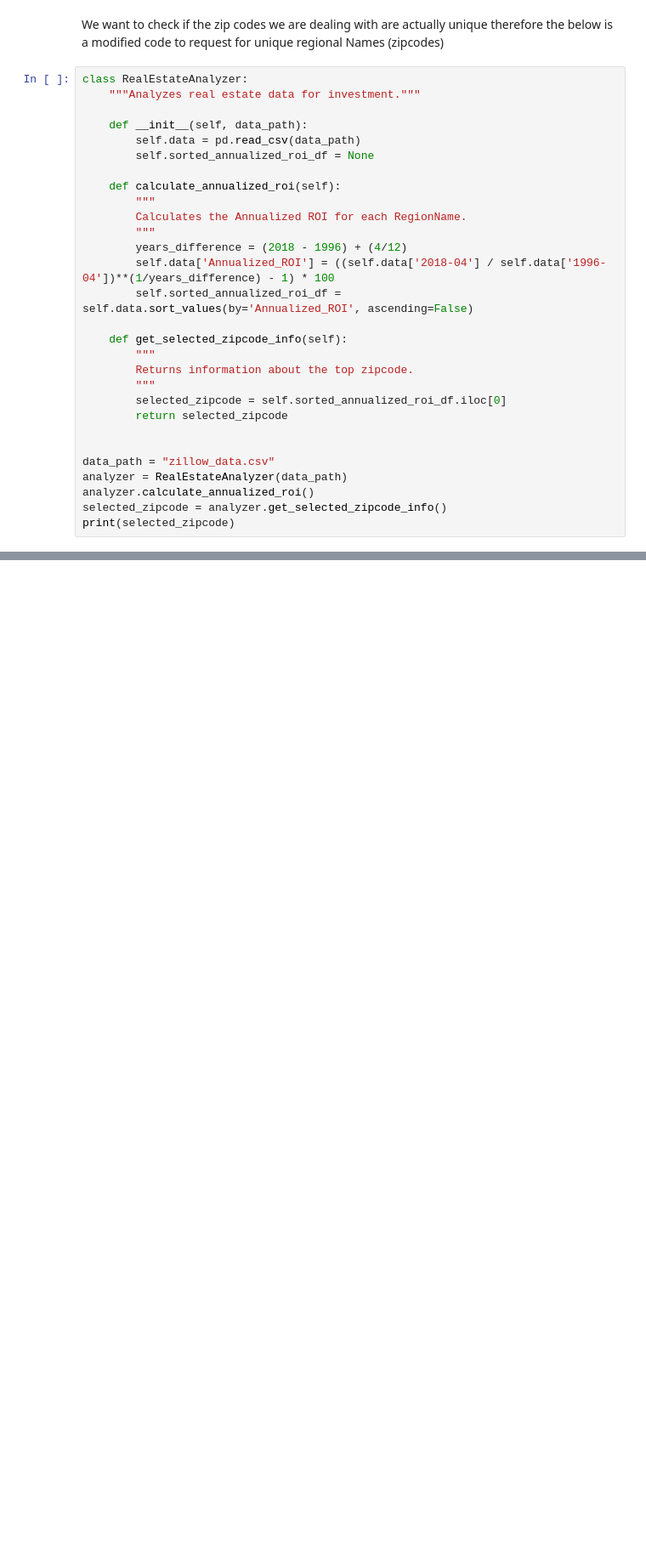
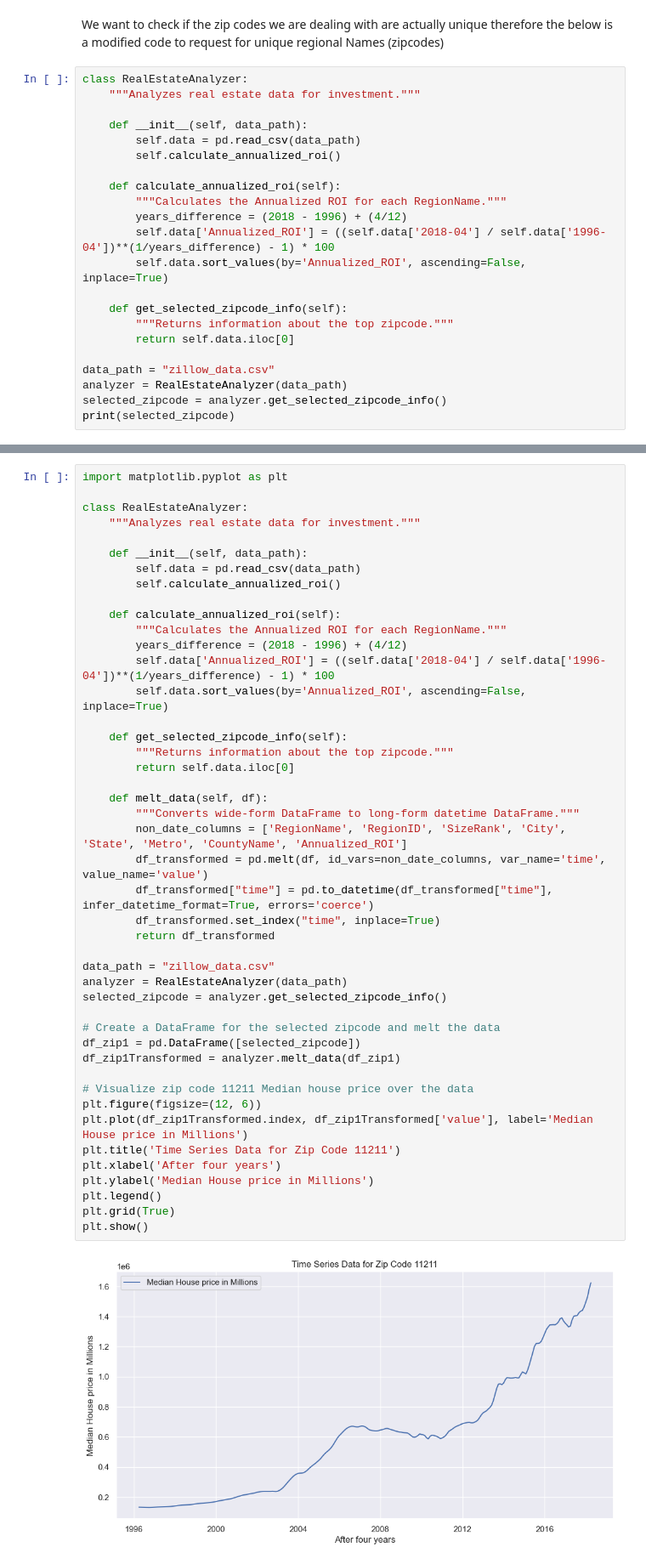
Before and after one commit to Sandrakiptumm/phase-4-group-3-project, a Jupyter notebook: index.ipynb, the cells around one changed output, grey strips where cells are left out. Shown at 85% size. Drawn from its saved outputs; the diff is of its cells as text; blank space fills up the shorter version.

Commit message:
Update four

```diff
--- a/index.ipynb
+++ b/index.ipynb
@@ -646,27 +609,20 @@ class RealEstateAnalyzer:
 
     def __init__(self, data_path):
         self.data = pd.read_csv(data_path)
-        self.sorted_annualized_roi_df = None
+        self.calculate_annualized_roi()
 
     def calculate_annualized_roi(self):
-        """
-        Calculates the Annualized ROI for each RegionName.
-        """
+        """Calculates the Annualized ROI for each RegionName."""
         years_difference = (2018 - 1996) + (4/12)
         self.data['Annualized_ROI'] = ((self.data['2018-04'] / self.data['1996-04'])**(1/years_difference) - 1) * 100
-        self.sorted_annualized_roi_df = self.data.sort_values(by='Annualized_ROI', ascending=False)
+        self.data.sort_values(by='Annualized_ROI', ascending=False, inplace=True)
 
     def get_selected_zipcode_info(self):
-        """
-        Returns information about the top zipcode.
-        """
-        selected_zipcode = self.sorted_annualized_roi_df.iloc[0]
-        return selected_zipcode
-
+        """Returns information about the top zipcode."""
+        return self.data.iloc[0]
 
 data_path = "zillow_data.csv"
 analyzer = RealEstateAnalyzer(data_path)
-analyzer.calculate_annualized_roi()
 selected_zipcode = analyzer.get_selected_zipcode_info()
 print(selected_zipcode)
 # %% [output]
@@ -960,0 +830,47 @@ time
+# %%
+import matplotlib.pyplot as plt
+
+class RealEstateAnalyzer:
+    """Analyzes real estate data for investment."""
+
+    def __init__(self, data_path):
+        self.data = pd.read_csv(data_path)
+        self.calculate_annualized_roi()
+
+    def calculate_annualized_roi(self):
+        """Calculates the Annualized ROI for each RegionName."""
+        years_difference = (2018 - 1996) + (4/12)
+        self.data['Annualized_ROI'] = ((self.data['2018-04'] / self.data['1996-04'])**(1/years_difference) - 1) * 100
+        self.data.sort_values(by='Annualized_ROI', ascending=False, inplace=True)
+
+    def get_selected_zipcode_info(self):
+        """Returns information about the top zipcode."""
+        return self.data.iloc[0]
+
+    def melt_data(self, df):
+        """Converts wide-form DataFrame to long-form datetime DataFrame."""
+        non_date_columns = ['RegionName', 'RegionID', 'SizeRank', 'City', 'State', 'Metro', 'CountyName', 'Annualized_ROI']
+        df_transformed = pd.melt(df, id_vars=non_date_columns, var_name='time', value_name='value')
+        df_transformed["time"] = pd.to_datetime(df_transformed["time"], infer_datetime_format=True, errors='coerce')
+        df_transformed.set_index("time", inplace=True)
+        return df_transformed
+
+data_path = "zillow_data.csv"
+analyzer = RealEstateAnalyzer(data_path)
+selected_zipcode = analyzer.get_selected_zipcode_info()
+
+# Create a DataFrame for the selected zipcode and melt the data
+df_zip1 = pd.DataFrame([selected_zipcode])
+df_zip1Transformed = analyzer.melt_data(df_zip1)
+
+# Visualize zip code 11211 Median house price over the data
+plt.figure(figsize=(12, 6))
+plt.plot(df_zip1Transformed.index, df_zip1Transformed['value'], label='Median House price in Millions')
+plt.title('Time Series Data for Zip Code 11211')
+plt.xlabel('After four years')
+plt.ylabel('Median House price in Millions')
+plt.legend()
+plt.grid(True)
+plt.show()
+# %% [output]
+[figure, added]
```
Also changed, not shown: parts of 41 cells of this notebook.
